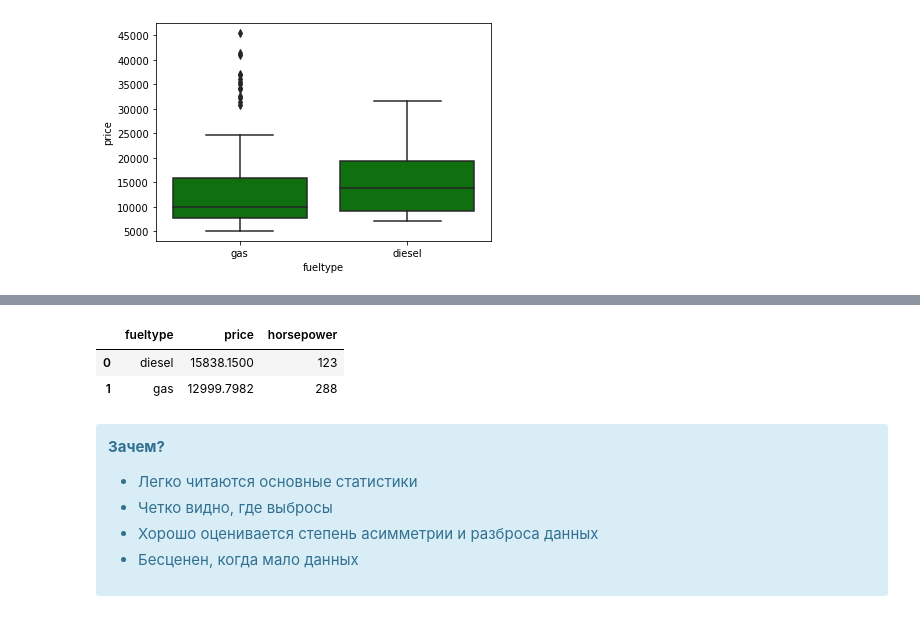
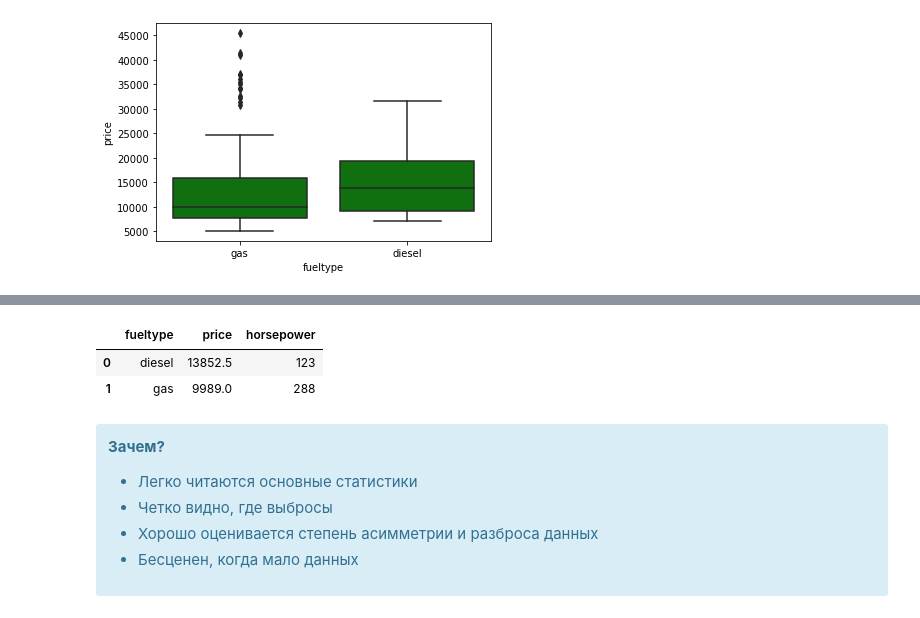
Before and after one commit to a-milenkin/mipt_data_science_2021, a Jupyter notebook: lessons/1_lesson.ipynb, the cells around one changed output, grey strips where cells are left out. Cells and saved outputs as stored; diff of their text form; code cells hidden in the pictures.

```diff
--- a/lessons/1_lesson.ipynb
+++ b/lessons/1_lesson.ipynb
@@ -222,14 +236,14 @@ sb.boxplot(data = data, y = 'price', color='g', x = 'fueltype');
 # %%
-def my_func(x):
+def my_func(x):   # Может лювая ваша функция
     return max(x)
 
-data.groupby('fueltype', as_index=False).agg({'price':'mean',
+data.groupby('fueltype', as_index = False).agg({'price':'median',
                                               'horsepower': my_func,
                                               })
 # %% [output]
 |  | fueltype | price | horsepower |
-| 0 | diesel | 15838.1500 | 123 |
-| 1 | gas | 12999.7982 | 288 |
+| 0 | diesel | 13852.5 | 123 |
+| 1 | gas | 9989.0 | 288 |
 # %% [markdown]
 <div class="alert alert-info">
 
```
Also changed, not shown: parts of 8 cells of this notebook, 13 other files.
